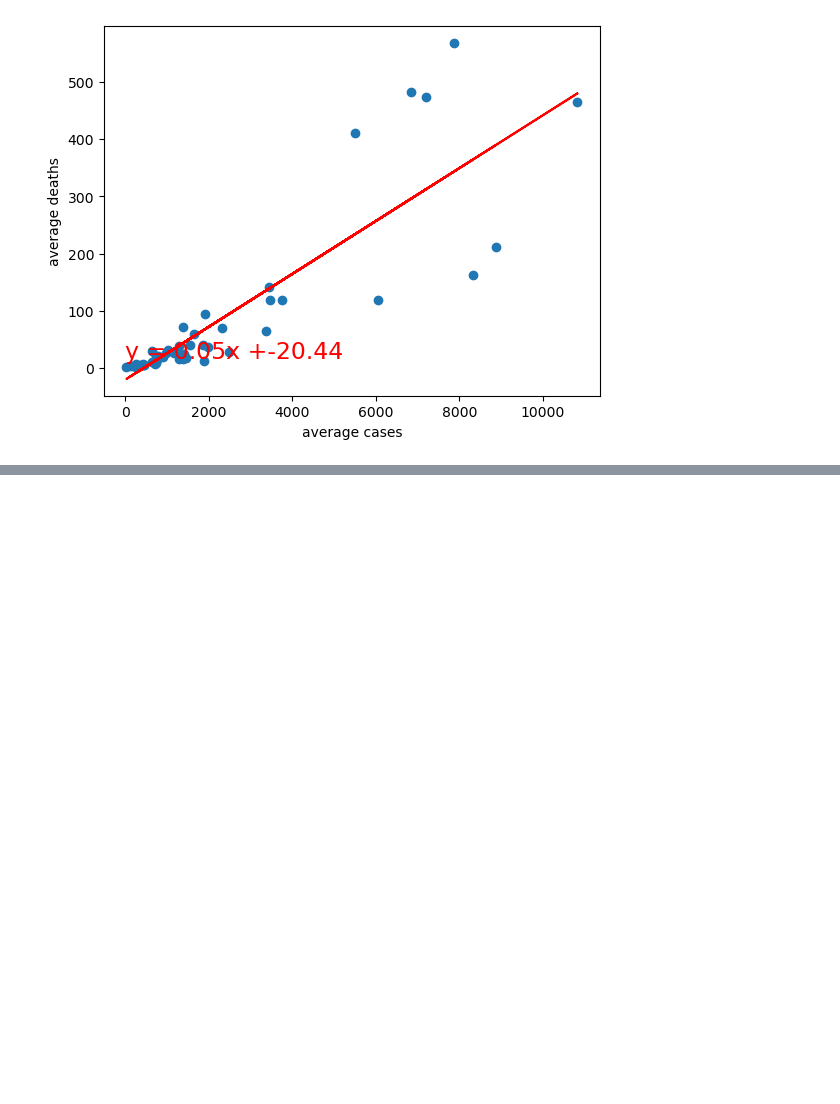
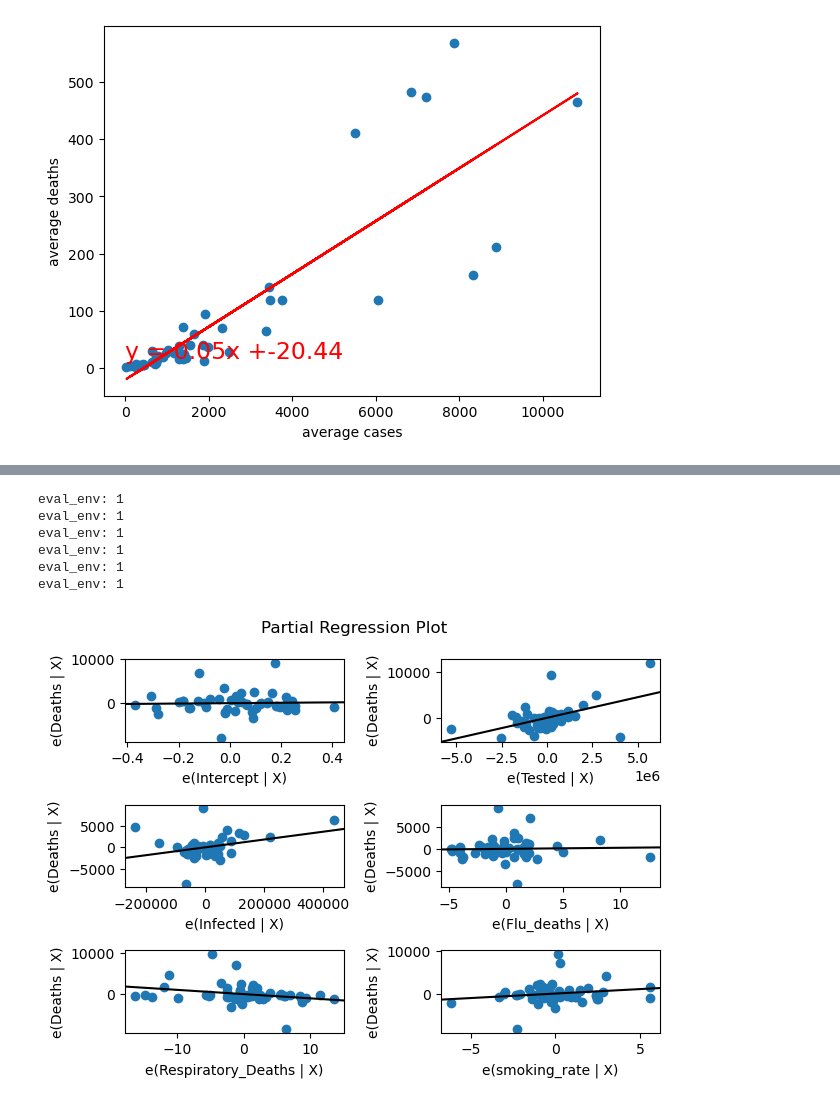
Before and after one commit to mpparra12/Project1, a Jupyter notebook: Covid19.ipynb, the cells around one changed output, grey strips where cells are left out. Drawn from its saved outputs; the diff is of its cells as text; code cells hidden in the pictures; blank space fills up the shorter version.

```diff
--- a/Covid19.ipynb
+++ b/Covid19.ipynb
@@ -273,0 +245,9 @@ To further understand what happended during the peak of covid19 in 2020 I also r
+# %%
+covid19 = pd.read_csv("Resources/COVID19_state.csv")
+df = pd.DataFrame(covid19)
+df.rename(columns={'Health Spending': 'Spending','ICU Beds':'ICU_bed','Age 0-25':'Age0-25',
+                  'Smoking Rate':'smoking_rate','Flu Deaths':'Flu_deaths',
+                   'Respiratory Deaths':'Respiratory_Deaths','Age 55+':'Age55',
+                  'Age 26-54':'Age26-54','Pop Density':'Pop_Density'}, inplace=True)
+df
+df.columns
@@ -273,0 +276,4 @@ To further understand what happended during the peak of covid19 in 2020 I also r
+# %%
+reg2 = 'Deaths~Tested+Infected+Flu_deaths+Respiratory_Deaths+smoking_rate'
+reg2_output = smf.ols(reg2,df).fit()
+print(reg2_output.summary())
@@ -273,0 +298,11 @@ To further understand what happended during the peak of covid19 in 2020 I also r
+# %%
+fig2 = sm.graphics.plot_partregress_grid(reg2_output)
+fig2.tight_layout(pad=1.0)
+# %% [output]
+eval_env: 1
+eval_env: 1
+eval_env: 1
+eval_env: 1
+eval_env: 1
+eval_env: 1
+[figure, added]
```
Also changed, not shown: parts of 10 cells of this notebook.
